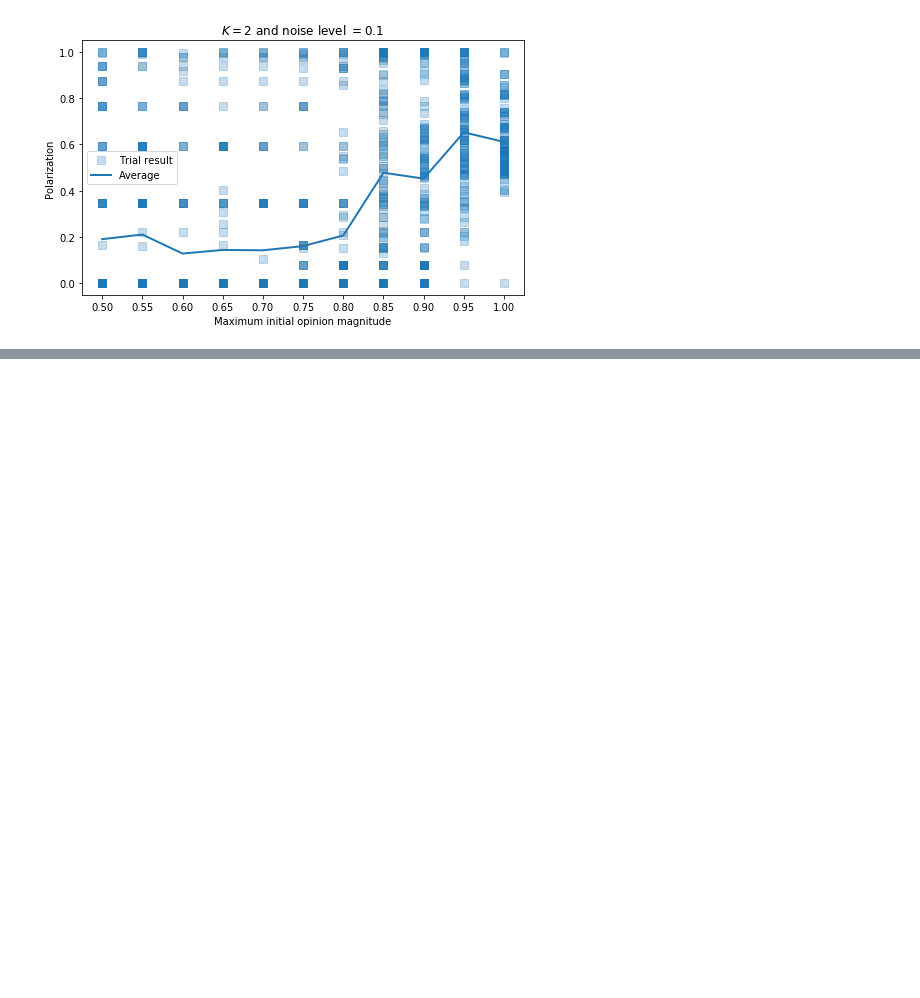
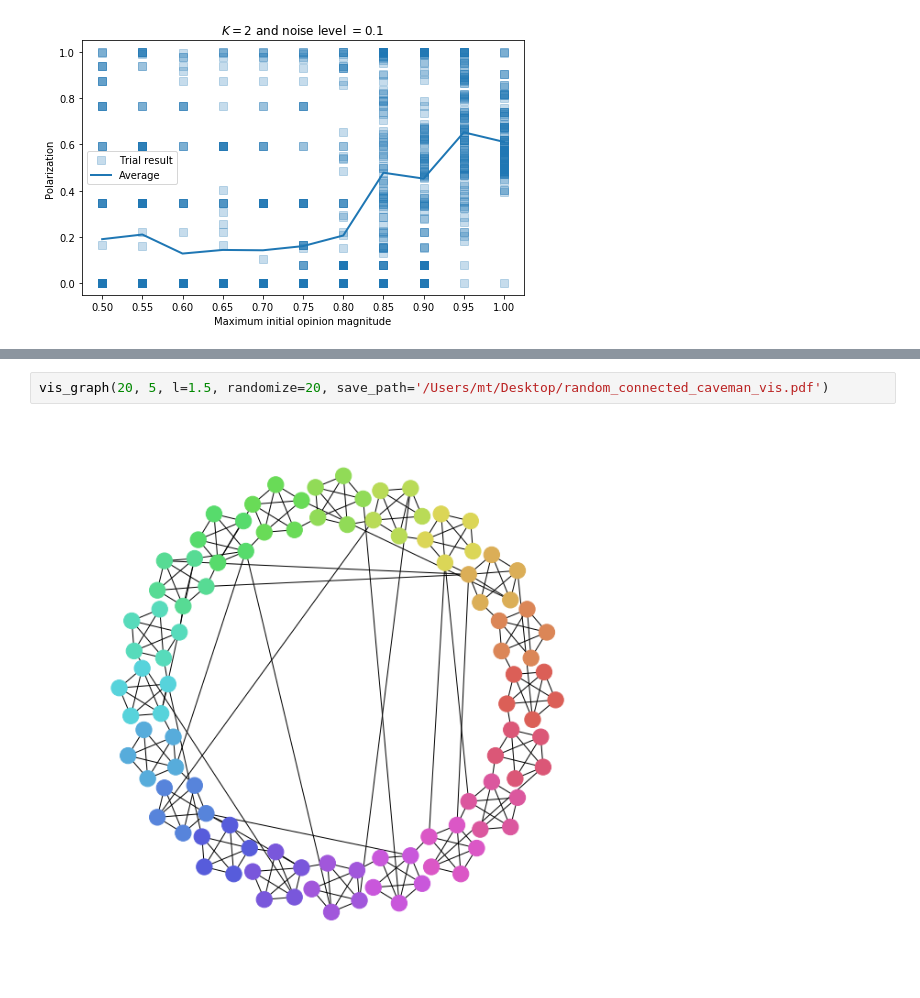
Before and after one commit to mt-digital/polarization, a Jupyter notebook: Complexity Special Issue Supplement.ipynb, the cells around one changed output, grey strips where cells are left out. Drawn from its saved outputs; the diff is of its cells as text; blank space fills up the shorter version.

```diff
--- a/Complexity Special Issue Supplement.ipynb
+++ b/Complexity Special Issue Supplement.ipynb
@@ -131,0 +298,4 @@ plot_single_noise_param(ne_dir, 2, noise_level=0.10, figsize=(7, 4.5))
+# %%
+vis_graph(20, 5, l=1.5, randomize=20, save_path='/Users/mt/Desktop/random_connected_caveman_vis.pdf')
+# %% [output]
+[figure, added]
```
Also changed, not shown: parts of 6 cells of this notebook, 1 other file.
